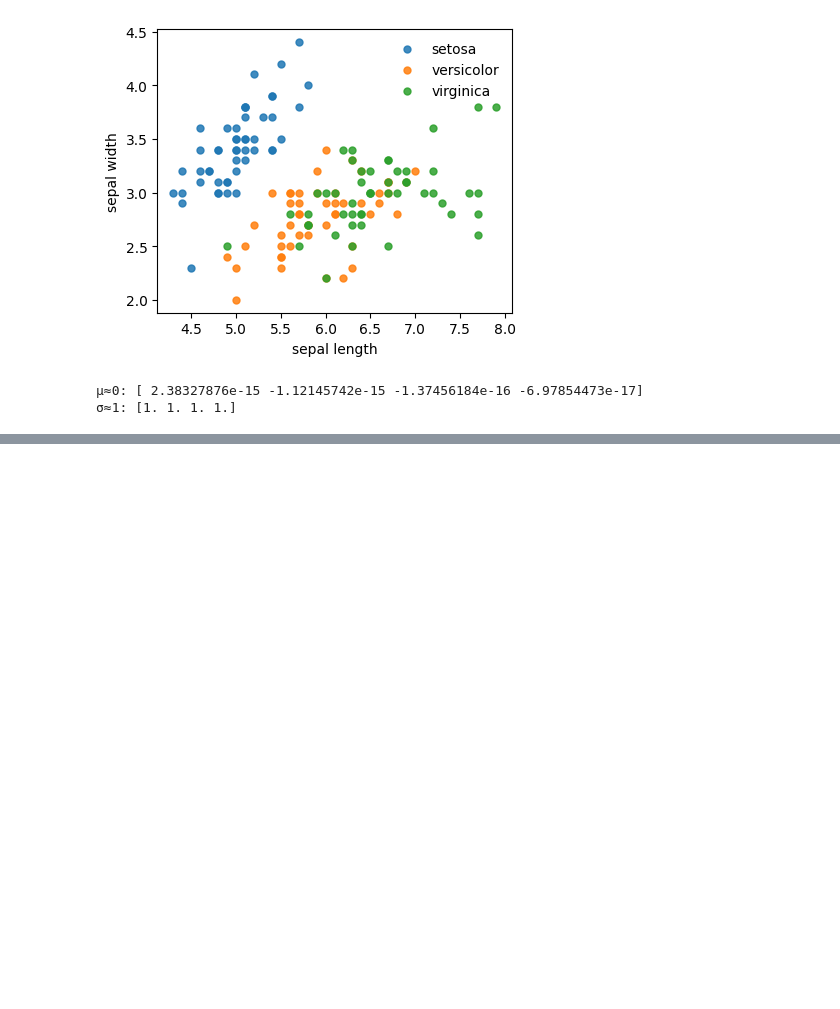
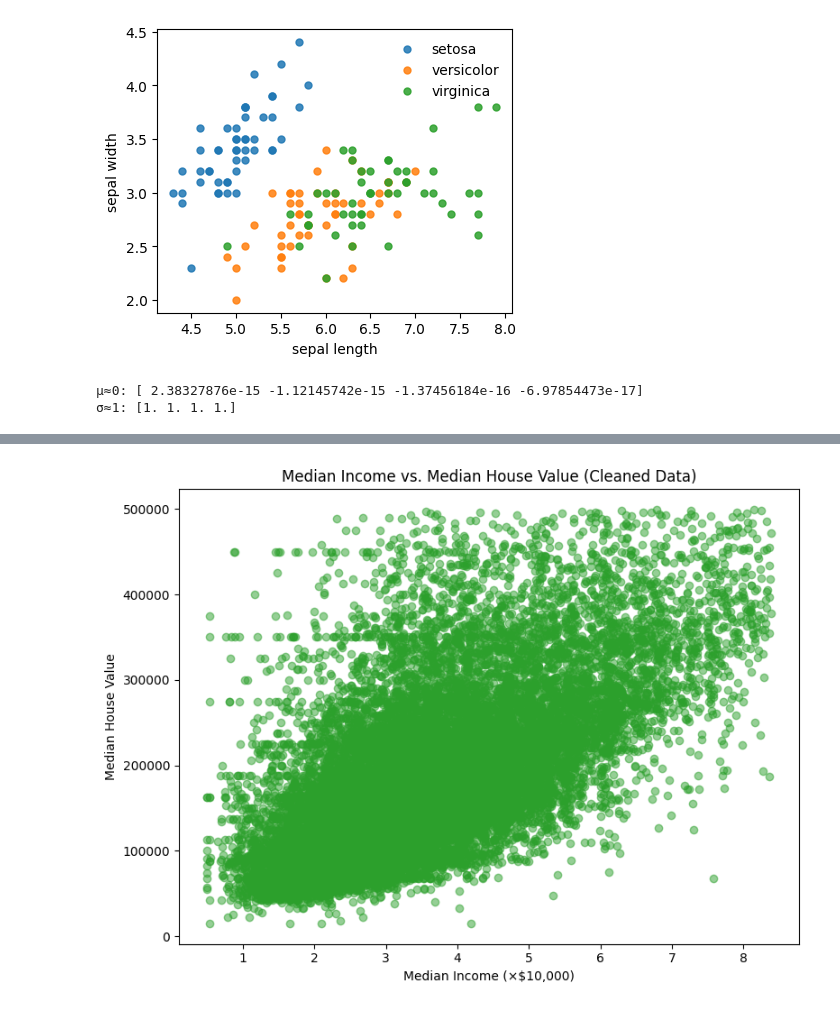
Before and after one commit to LukasKuhz/551git, a Jupyter notebook: A1.ipynb, the cells around one changed output, grey strips where cells are left out. Cells and saved outputs as stored; diff of their text form; code cells hidden in the pictures; blank space fills up the shorter version.

```diff
--- a/A1.ipynb
+++ b/A1.ipynb
@@ -111,0 +239,11 @@ print("σ≈1:", X_train_s.std(axis=0, ddof=0))
+# %%
+# Scatter plot of median income vs. median house value (cleaned data)
+plt.figure(figsize=(8, 6))
+plt.scatter(housing_clean["median_income"], housing_clean["median_house_value"], alpha=0.5, color='tab:green')
+plt.title("Median Income vs. Median House Value (Cleaned Data)")
+plt.xlabel("Median Income (×$10,000)")
+plt.ylabel("Median House Value")
+plt.tight_layout()
+plt.show()
+# %% [output]
+[figure, added]
```
Also changed, not shown: parts of 23 cells of this notebook.
